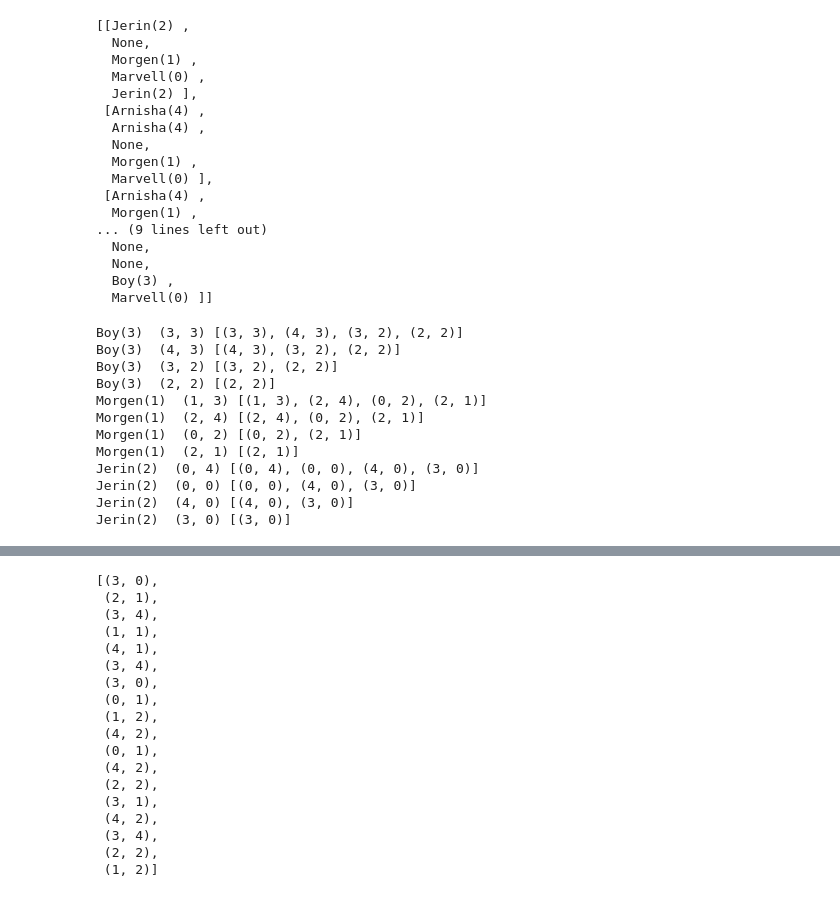
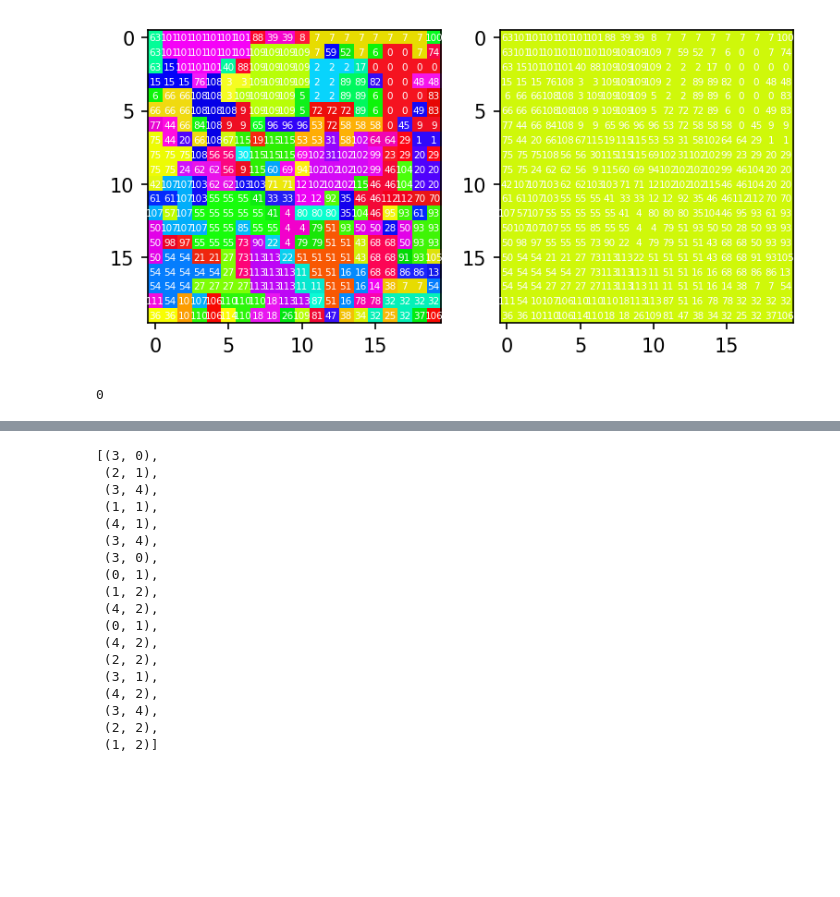
Before and after one commit to LEE-CHENYU/leviathan, a Jupyter notebook: test.ipynb, the cells around one changed output, grey strips where cells are left out. Drawn from its saved outputs; the diff is of its cells as text; code cells hidden in the pictures; blank space fills up the shorter version.

```diff
--- a/test.ipynb
+++ b/test.ipynb
@@ -31,37 +70,9 @@ island.colonize()
 # %%
-island.land.owner
+island.land.plot()
 # %% [output]
-[[Jerin(2) ,
-  None,
-  Morgen(1) ,
-  Marvell(0) ,
-  Jerin(2) ],
- [Arnisha(4) ,
-  Arnisha(4) ,
-  None,
-  Morgen(1) ,
-  Marvell(0) ],
- [Arnisha(4) ,
-  Morgen(1) ,
-... (9 lines left out)
-  None,
-  None,
-  Boy(3) ,
-  Marvell(0) ]]
+[figure, added]
-# %%
-island.fight()
-island.produce()
-# %% [output]
-Boy(3)  (3, 3) [(3, 3), (4, 3), (3, 2), (2, 2)]
-Boy(3)  (4, 3) [(4, 3), (3, 2), (2, 2)]
-Boy(3)  (3, 2) [(3, 2), (2, 2)]
-Boy(3)  (2, 2) [(2, 2)]
-Morgen(1)  (1, 3) [(1, 3), (2, 4), (0, 2), (2, 1)]
-Morgen(1)  (2, 4) [(2, 4), (0, 2), (2, 1)]
-Morgen(1)  (0, 2) [(0, 2), (2, 1)]
-Morgen(1)  (2, 1) [(2, 1)]
-Jerin(2)  (0, 4) [(0, 4), (0, 0), (4, 0), (3, 0)]
-Jerin(2)  (0, 0) [(0, 0), (4, 0), (3, 0)]
-Jerin(2)  (4, 0) [(4, 0), (3, 0)]
-Jerin(2)  (3, 0) [(3, 0)]
+# %%
+island.all_members[2].surviver_id
+# %% [output]
+0
 # %%
```
Also changed, not shown: parts of 9 cells of this notebook, 4 other files.
